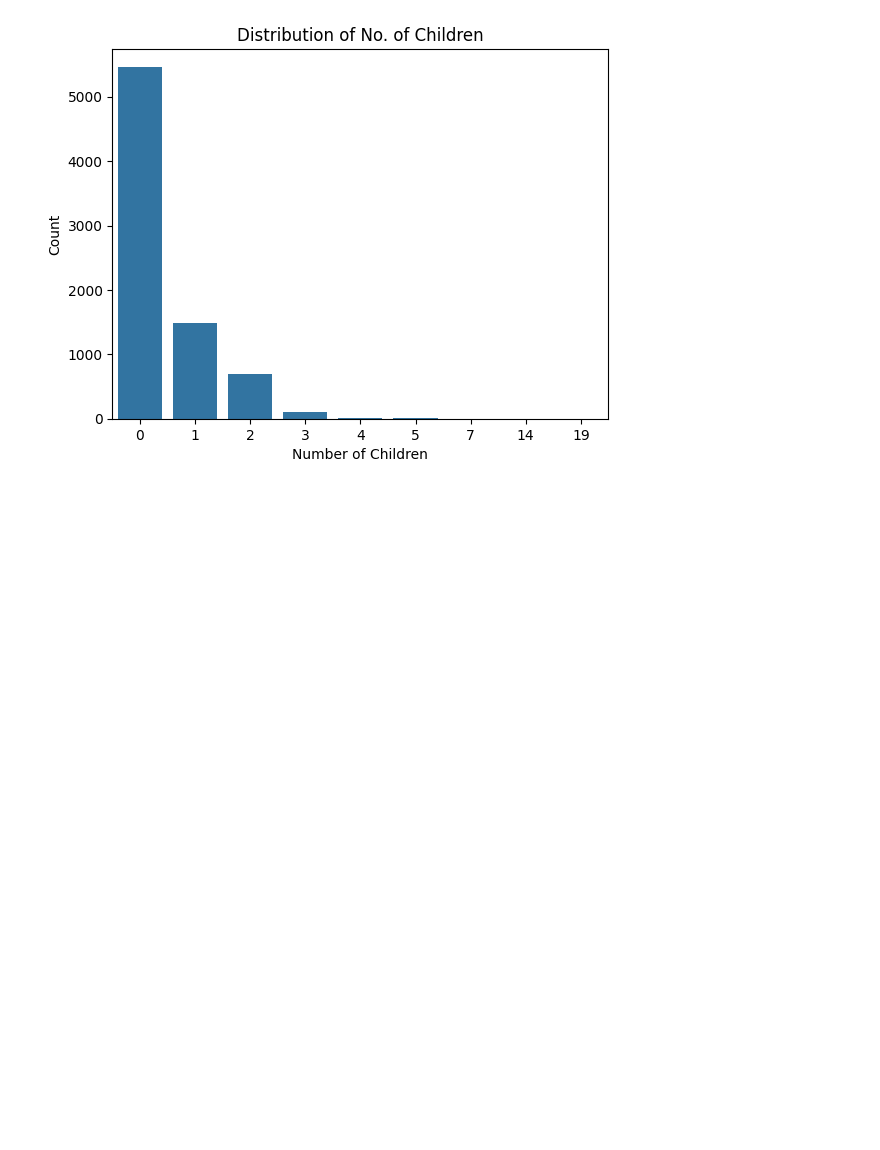
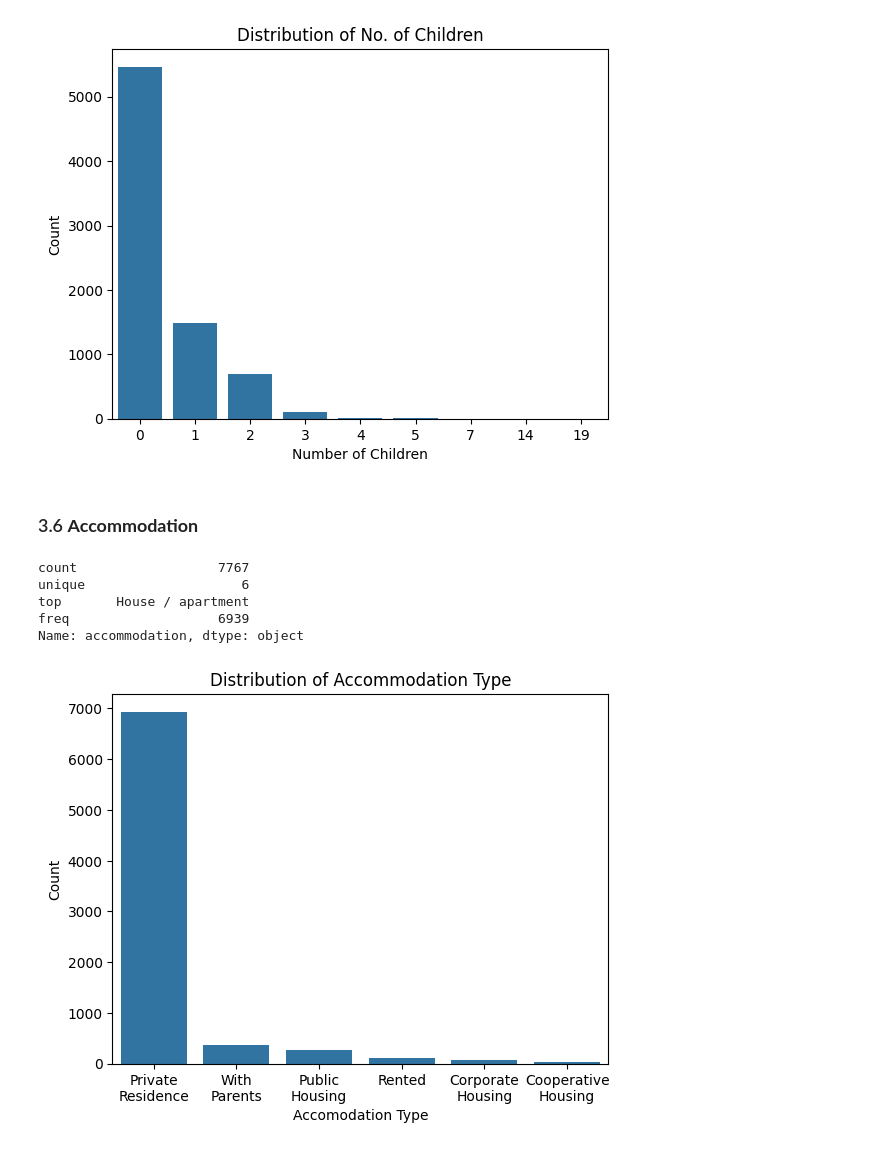
Before and after one commit to himaanssu/Credit_Card_Approval_Prediction, a Jupyter notebook: project.ipynb, the cells around one changed output. Drawn from its saved outputs; the diff is of its cells as text; code cells hidden in the pictures; blank space fills up the shorter version.

Commit message:
Include accommodation type EDA

```diff
--- a/project.ipynb
+++ b/project.ipynb
@@ -268,3 +268,31 @@ plt.title('Distribution of No. of Children')
 plt.show()
 # %% [output]
 [figure]
+# %% [markdown]
+### 3.6 **Accommodation**
+# %%
+cc_train_copy['accommodation'].describe()
+# %% [output]
+count                  7767
+unique                    6
+top       House / apartment
+freq                   6939
+Name: accommodation, dtype: object
+# %%
+# Perform accommodation count and frequency analysis using the helper function
+accomodation_stats = count_and_freq_stats(cc_train_copy, 'accommodation')
+
+# Extract data for plotting
+a_counts = accomodation_stats['Count']
+a_freqs = accomodation_stats['Frequency']
+# %%
+# Plot bar chart for accomodation type distribution
+sns.barplot(x=a_counts.index, y=a_counts.values)
+plt.xticks(ticks=range(len(a_counts.index)),
+           labels=['Private\nResidence', 'With\nParents', 'Public\nHousing', 'Rented', 'Corporate\nHousing', 'Cooperative\nHousing'])
+plt.xlabel('Accomodation Type')
+plt.ylabel('Count')
+plt.title('Distribution of Accommodation Type')
+plt.show()
+# %% [output]
+[figure, added]
```
Also changed, not shown: parts of 1 cell of this notebook.
